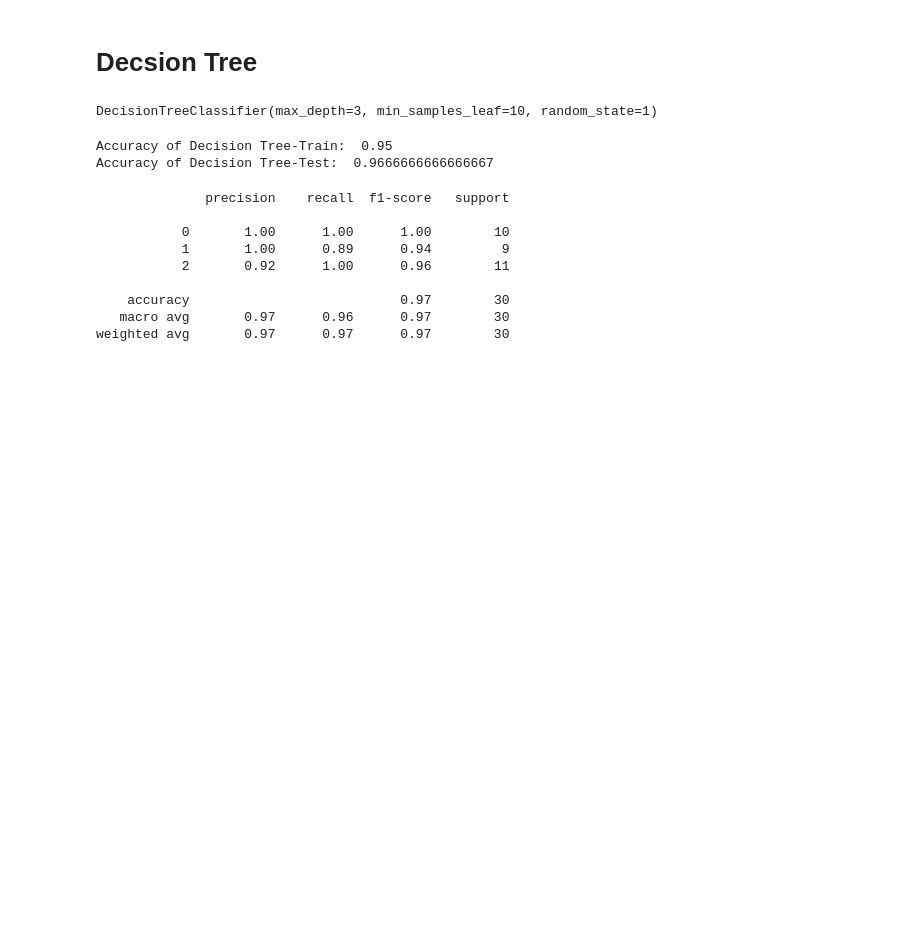
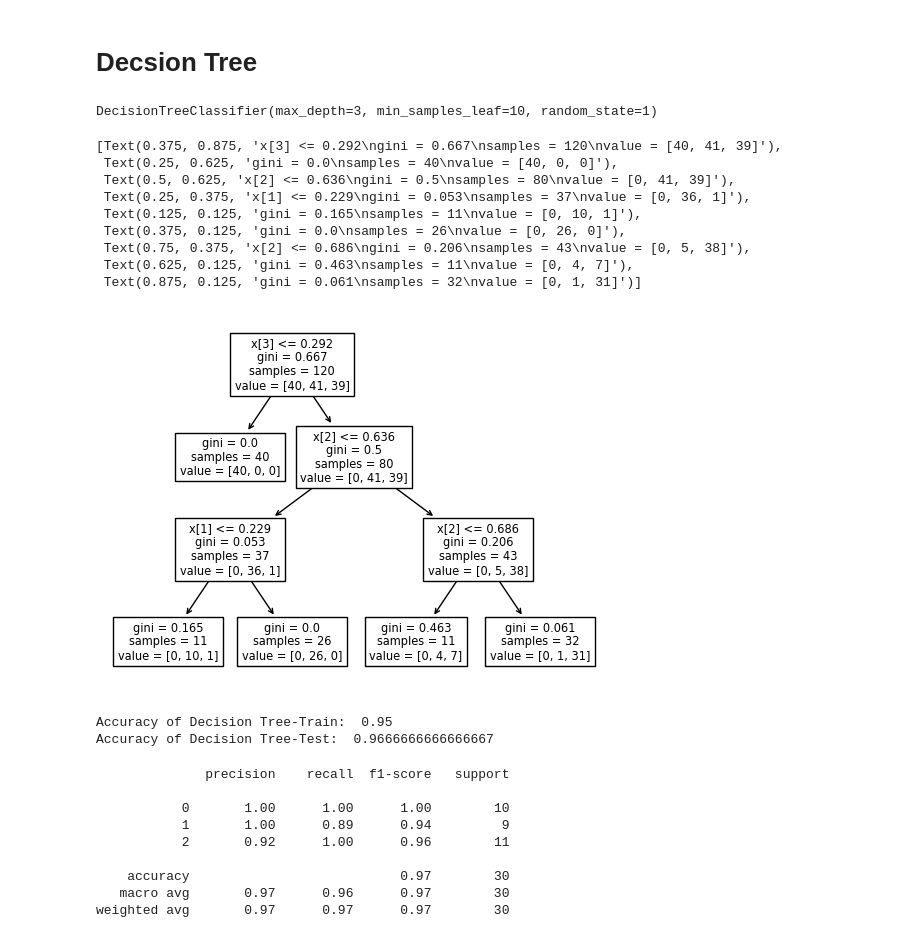
Before and after one commit to yibesh/Classification-, a Jupyter notebook: Iris_classfication_SVM.ipynb, the cells around one changed output. Cells and saved outputs as stored; diff of their text form; code cells hidden in the pictures; blank space fills up the shorter version.

```diff
--- a/Iris_classfication_SVM.ipynb
+++ b/Iris_classfication_SVM.ipynb
@@ -282,3 +163,0 @@ Accuracy Score : 1.0
-# %%
-svm_model_Ker = SVC(kernel='linear')
-svm_model.fit(X_train, y_train)
@@ -292,6 +163,0 @@ Accuracy Score : 1.0
-# %%
-model_rbf = SVC(kernel='rbf')
-model_rbf.fit(X_train, y_train)
-
-pred2=model_rbf.predict(X_test)
-print(f"Accuracy Score : {accuracy_score(y_test,pred2)}")
@@ -300,6 +163,0 @@ Accuracy Score : 1.0
-# %%
-model_Polynomial = SVC(kernel='poly')
-model_Polynomial.fit(X_train, y_train)
-
-pred2=model_Polynomial.predict(X_test)
-print(f"Accuracy Score : {accuracy_score(y_test,pred2)}")
@@ -308,6 +163,0 @@ Accuracy Score : 1.0
-# %%
-model_sigmoid = SVC(kernel='sigmoid')
-model_sigmoid.fit(X_train, y_train)
-
-pred2=model_sigmoid.predict(X_test)
-print(f"Accuracy Score : {accuracy_score(y_test,pred2)}")
@@ -373,6 +217,20 @@ dt = DecisionTreeClassifier(max_depth=3, min_samples_leaf=10, random_state=1 )
 dt.fit(X_train, y_train)
 # %% [output]
 DecisionTreeClassifier(max_depth=3, min_samples_leaf=10, random_state=1)
+# %%
+from sklearn import tree
+tree.plot_tree(dt)
+# %% [output]
+[Text(0.375, 0.875, 'x[3] <= 0.292\ngini = 0.667\nsamples = 120\nvalue = [40, 41, 39]'),
+ Text(0.25, 0.625, 'gini = 0.0\nsamples = 40\nvalue = [40, 0, 0]'),
+ Text(0.5, 0.625, 'x[2] <= 0.636\ngini = 0.5\nsamples = 80\nvalue = [0, 41, 39]'),
+ Text(0.25, 0.375, 'x[1] <= 0.229\ngini = 0.053\nsamples = 37\nvalue = [0, 36, 1]'),
+ Text(0.125, 0.125, 'gini = 0.165\nsamples = 11\nvalue = [0, 10, 1]'),
+ Text(0.375, 0.125, 'gini = 0.0\nsamples = 26\nvalue = [0, 26, 0]'),
+ Text(0.75, 0.375, 'x[2] <= 0.686\ngini = 0.206\nsamples = 43\nvalue = [0, 5, 38]'),
+ Text(0.625, 0.125, 'gini = 0.463\nsamples = 11\nvalue = [0, 4, 7]'),
+ Text(0.875, 0.125, 'gini = 0.061\nsamples = 32\nvalue = [0, 1, 31]')]
+[figure, added]
 # %%
 y_pred_train = dt.predict(X_train)
 y_pred = dt.predict(X_test)
```
Also changed, not shown: parts of 35 cells of this notebook.
